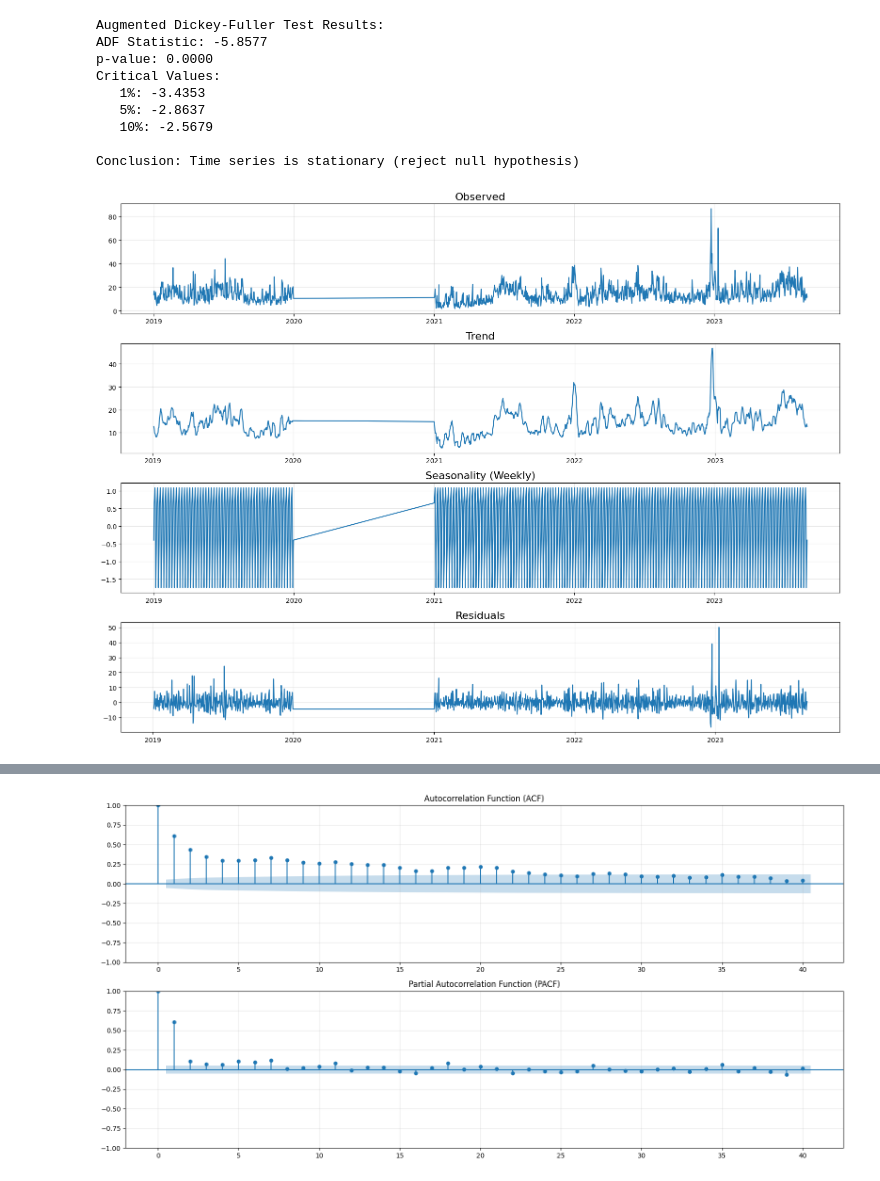
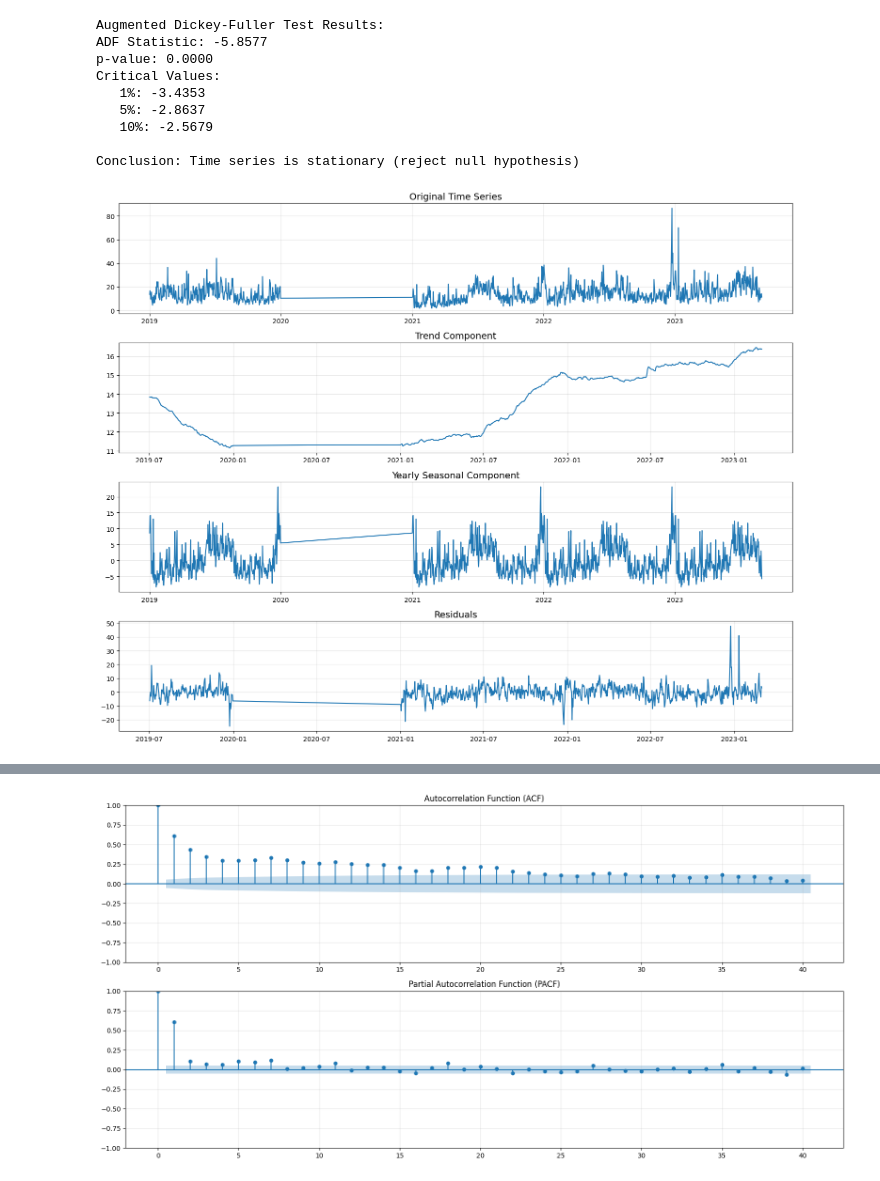
Before and after one commit to Suee18/Forecasting_Flights-DataScience, a Jupyter notebook: notebooks/preprocessing_pipelines/04_ts_preprocessing.ipynb, the cells around one changed output, grey strips where cells are left out. Cells and saved outputs as stored; diff of their text form; code cells hidden in the pictures.

```diff
--- a/notebooks/preprocessing_pipelines/04_ts_preprocessing.ipynb
+++ b/notebooks/preprocessing_pipelines/04_ts_preprocessing.ipynb
@@ -437,52 +437,51 @@ def decompose_time_series(ts, column='avg_delay'):
         print(f"Error during decomposition: {e}")
         return None
 # %%
-# Decompose the time series to understand seasonality patterns
-# First decompose with weekly seasonality
-decomposition_weekly = decompose_time_series(ts_daily)
+# Decompose the time series with yearly seasonality
+ts_daily_filled = ts_daily['avg_delay'].fillna(method='ffill').fillna(method='bfill')
+decomposition = seasonal_decompose(ts_daily_filled, period=365, model='additive')
 
-# Then decompose with yearly seasonality (period=365)
-# Fill missing values and resample to daily frequency if needed
-ts_daily_filled = ts_daily['avg_delay'].fillna(method='ffill').fillna(method='bfill')
-decomposition_yearly = seasonal_decompose(ts_daily_filled, period=365, model='additive')
+# Create a 4x1 grid of subplots showing all components
+fig, axes = plt.subplots(4, 1, figsize=(15, 12))
 
-# Analyze both weekly and yearly seasonality patterns
-if decomposition_weekly is not None:
-    # Create a figure with two subplots
-    fig, (ax1, ax2) = plt.subplots(2, 1, figsize=(12, 10))
+# 1. Original Time Series
+axes[0].plot(decomposition.observed)
+axes[0].set_title('Original Time Series', fontsize=14)
+axes[0].grid(True, alpha=0.3)
 
-    # 1. Weekly Seasonality Plot
-    seasonal_pattern_weekly = decomposition_weekly.seasonal[:7]
-    days = ['Monday', 'Tuesday', 'Wednesday', 'Thursday', 'Friday', 'Saturday', 'Sunday']
+# 2. Trend Component
+axes[1].plot(decomposition.trend)
+axes[1].set_title('Trend Component', fontsize=14)
+axes[1].grid(True, alpha=0.3)
 
-    ax1.bar(days, seasonal_pattern_weekly)
-    ax1.set_title('Weekly Seasonality Pattern: Deviation from Average Delay', fontsize=16)
-    ax1.set_ylabel('Minutes above/below average', fontsize=12)
-    ax1.grid(True, alpha=0.3)
-    ax1.tick_params(axis='x', rotation=45)
+# 3. Seasonal Component (Yearly)
+axes[2].plot(decomposition.seasonal)
+axes[2].set_title('Yearly Seasonal Component', fontsize=14)
+axes[2].grid(True, alpha=0.3)
 
-    # 2. Yearly Seasonality Plot
-    # Extract monthly averages from the yearly seasonal component
-    seasonal_pattern_yearly = pd.Series(decomposition_yearly.seasonal).groupby(pd.Grouper(freq='M')).mean()
-    months = ['Jan', 'Feb', 'Mar', 'Apr', 'May', 'Jun', 'Jul', 'Aug', 'Sep', 'Oct', 'Nov', 'Dec']
+# 4. Residual Component
+axes[3].plot(decomposition.resid)
+axes[3].set_title('Residuals', fontsize=14)
+axes[3].grid(True, alpha=0.3)
 
-    ax2.bar(months, seasonal_pattern_yearly[:12])  # Plot first 12 months
-    ax2.set_title('Yearly Seasonality Pattern: Deviation from Average Delay', fontsize=16)
-    ax2.set_ylabel('Minutes above/below average', fontsize=12)
-    ax2.grid(True, alpha=0.3)
-    ax2.tick_params(axis='x', rotation=45)
+plt.tight_layout()
+plt.show()
 
-    plt.tight_layout()
-    plt.show()
+# Additional Visualization: Monthly Averages Bar Plot
+plt.figure(figsize=(12, 6))
+monthly_avg = pd.Series(decomposition.seasonal).groupby(pd.to_datetime(ts_daily_filled.index).month).mean()
+months = ['Jan', 'Feb', 'Mar', 'Apr', 'May', 'Jun',
+          'Jul', 'Aug', 'Sep', 'Oct', 'Nov', 'Dec']
+plt.bar(months, monthly_avg, color='darkorange')
+plt.title('Average Monthly Delay Deviations', fontsize=16)
+plt.ylabel('Minutes above/below average', fontsize=12)
+plt.axhline(0, color='black', linestyle='--')
+plt.grid(axis='y', alpha=0.3)
+plt.show()
 
-    # Print summary statistics with clearer labeling
-    print("\nSeasonality Summary (showing deviations from average delay):")
-    print("\nWeekly Pattern (minutes above/below average):")
-    for day, effect in zip(days, seasonal_pattern_weekly):
-        print(f"{day}: {effect:+.2f} minutes")
-
-    print("\nYearly Pattern (minutes above/below average):")
-    for month, effect in zip(months, seasonal_pattern_yearly[:12]):
-        print(f"{month}: {effect:+.2f} minutes")
+# Print numerical summary
+print("\nMonthly Delay Deviations from Average:")
+for month, val in zip(months, monthly_avg):
+    print(f"{month}: {val:+.2f} minutes")
 # %% [output]
-[figure, old version]
+[figure, new version]
```
Also changed, not shown: parts of 8 cells of this notebook, 1 other file.
